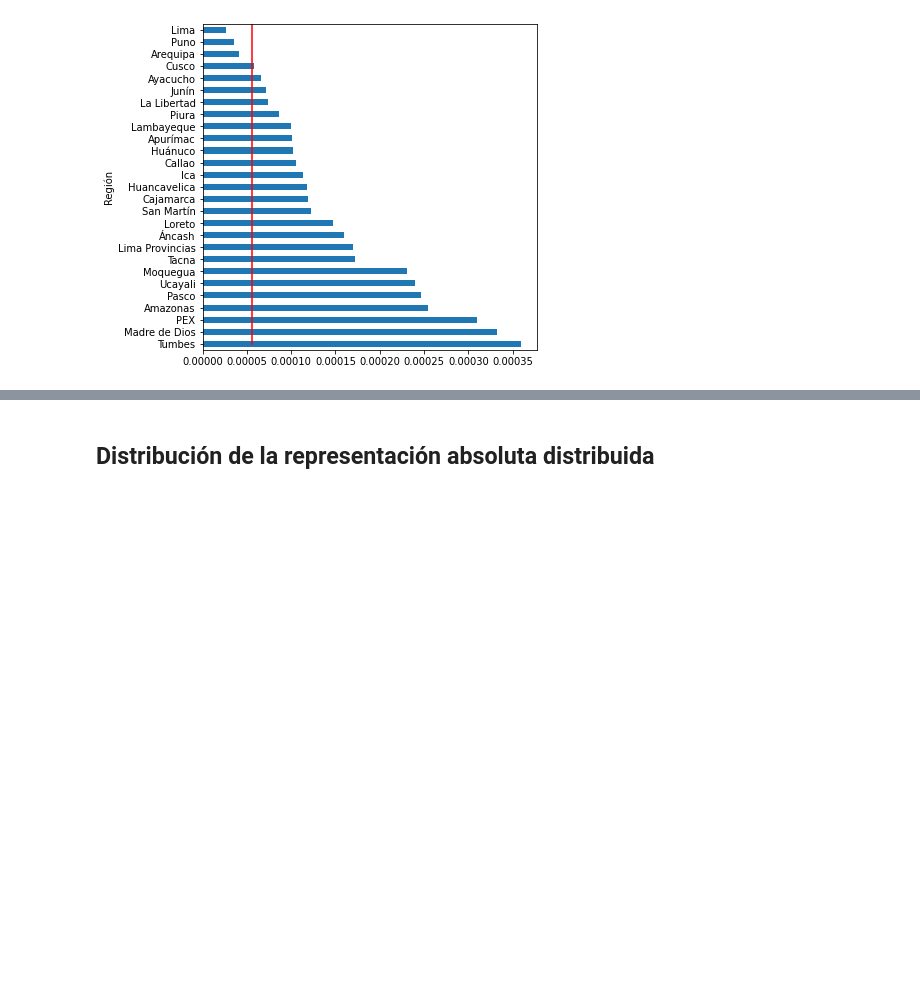
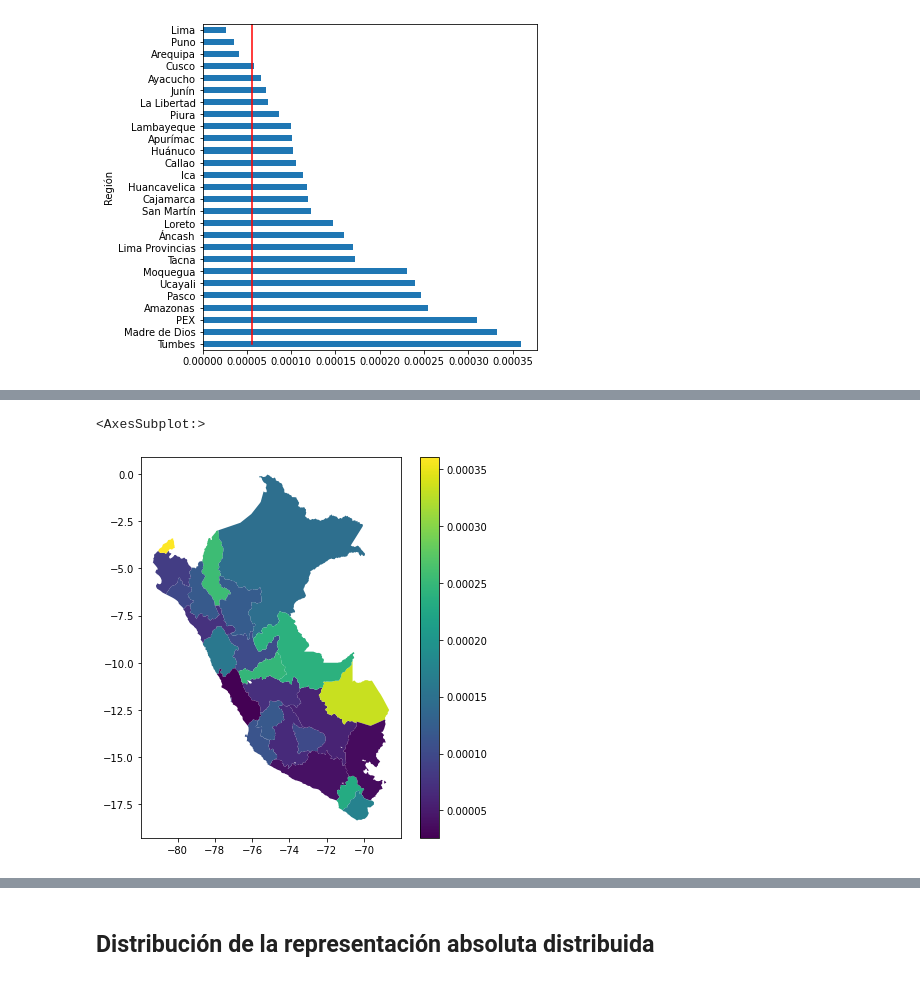
Before and after one commit to Andre-Carrillo/ScrappingDeepNote, a Jupyter notebook: CongressExp.ipynb, the cells around one changed output, grey strips where cells are left out. Saved outputs shown, nothing was run; the diff lists cells and outputs as text; code cells hidden in the pictures; blank space fills up the shorter version.

```diff
--- a/CongressExp.ipynb
+++ b/CongressExp.ipynb
@@ -38,0 +85,10 @@ plt.plot([x, x],[0, 30], c='r')
+# %%
+reg_rep = rep_vs.rename({'Áncash':'Ancash'}).sort_index().drop(['Lima Provincias', 'PEX']).reset_index()
+geo_rep = reg_rep.merge(geometries[["NOMBDEP", 'geometry']],left_index=True, right_index=True).drop('NOMBDEP', axis=1)
+# %%
+geo_rep = gpd.GeoDataFrame(geo_rep)
+# %%
+geo_rep.plot(column='total_rep', legend=True, figsize=(7, 7))
+# %% [output]
+<AxesSubplot:>
+[figure, added]
```
Also changed, not shown: parts of 15 cells of this notebook, 2 other files.
